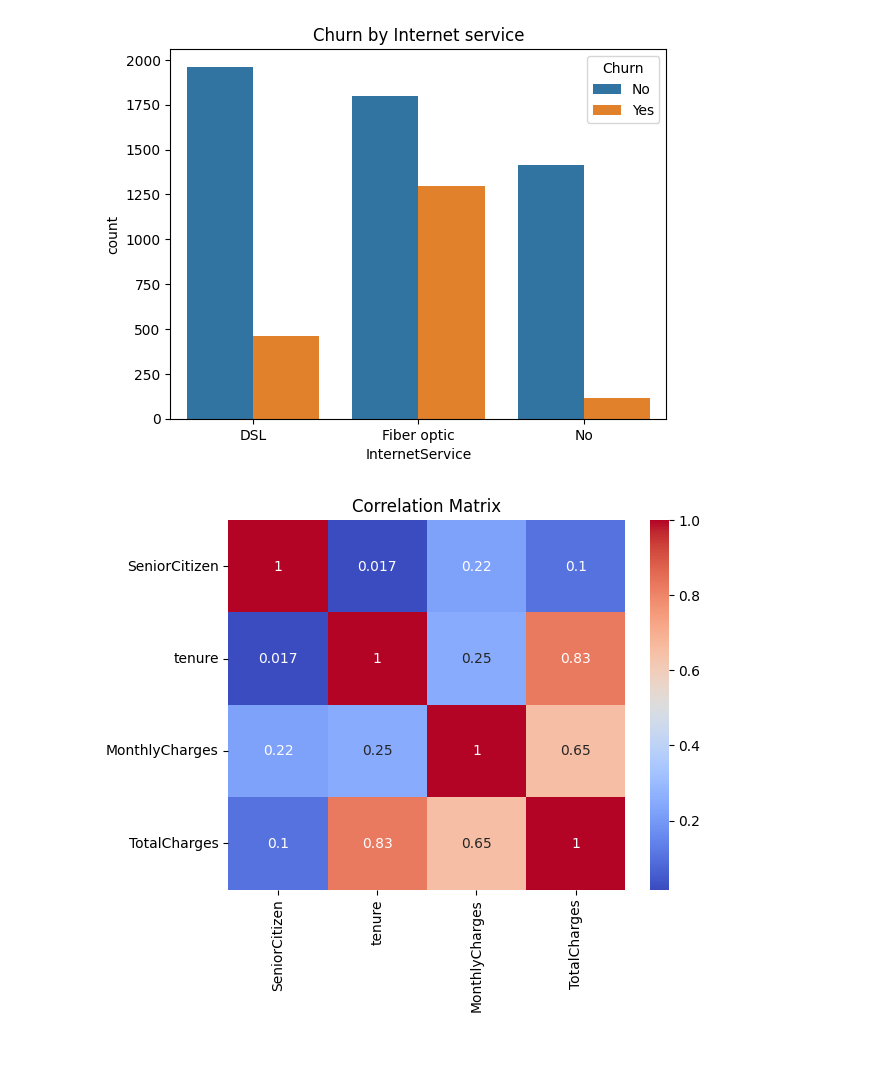
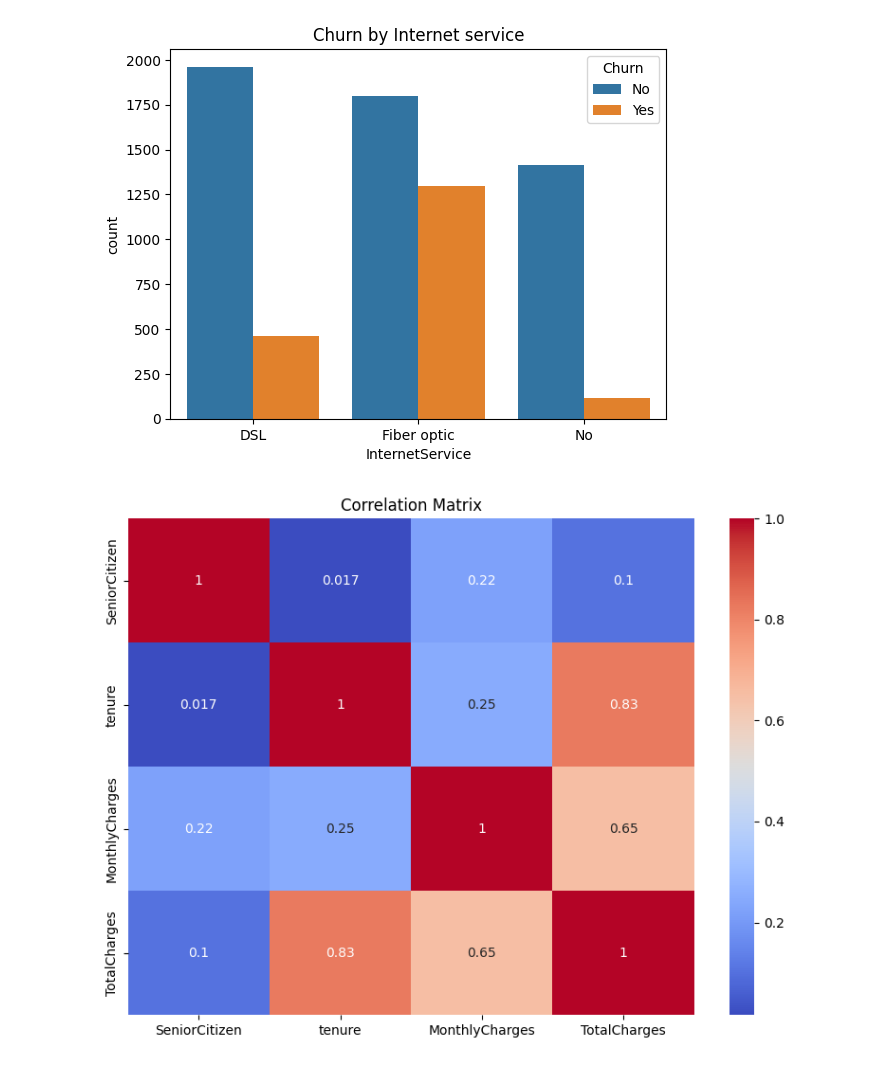
Before and after one commit to Martavb86/churn_analysis-uk, a Jupyter notebook: 01_data_exploration.ipynb, the cells around one changed output. Drawn from its saved outputs; the diff is of its cells as text; code cells hidden in the pictures.

```diff
--- a/01_data_exploration.ipynb
+++ b/01_data_exploration.ipynb
@@ -147,15 +151,15 @@ plt.title('Churn by Internet service')
 plt.show()
 # %% [output]
 [figure]
-# %%
-numeric_cols = df.select_dtypes(include=['int64', 'float64'])
-corr = numeric_cols.corr()
-
-import seaborn as sns
-import matplotlib.pyplot as plt
-
-sns.heatmap(corr, annot=True, cmap='coolwarm')
-plt.title('Correlation Matrix')
-plt.show()
-# %% [output]
-[figure, removed]
+# %%
+numeric_cols = df.select_dtypes(include=['int64', 'float64'])
+corr = numeric_cols.corr()
+
+plt.figure(figsize=(8,6))
+sns.heatmap(corr, annot=True, cmap='coolwarm')
+plt.title('Correlation Matrix')
+plt.tight_layout()
+plt.savefig('visuals/correlation_matrix.png')
+plt.show()
+# %% [output]
+[figure, added]
```
Also changed, not shown: parts of 11 cells of this notebook.
